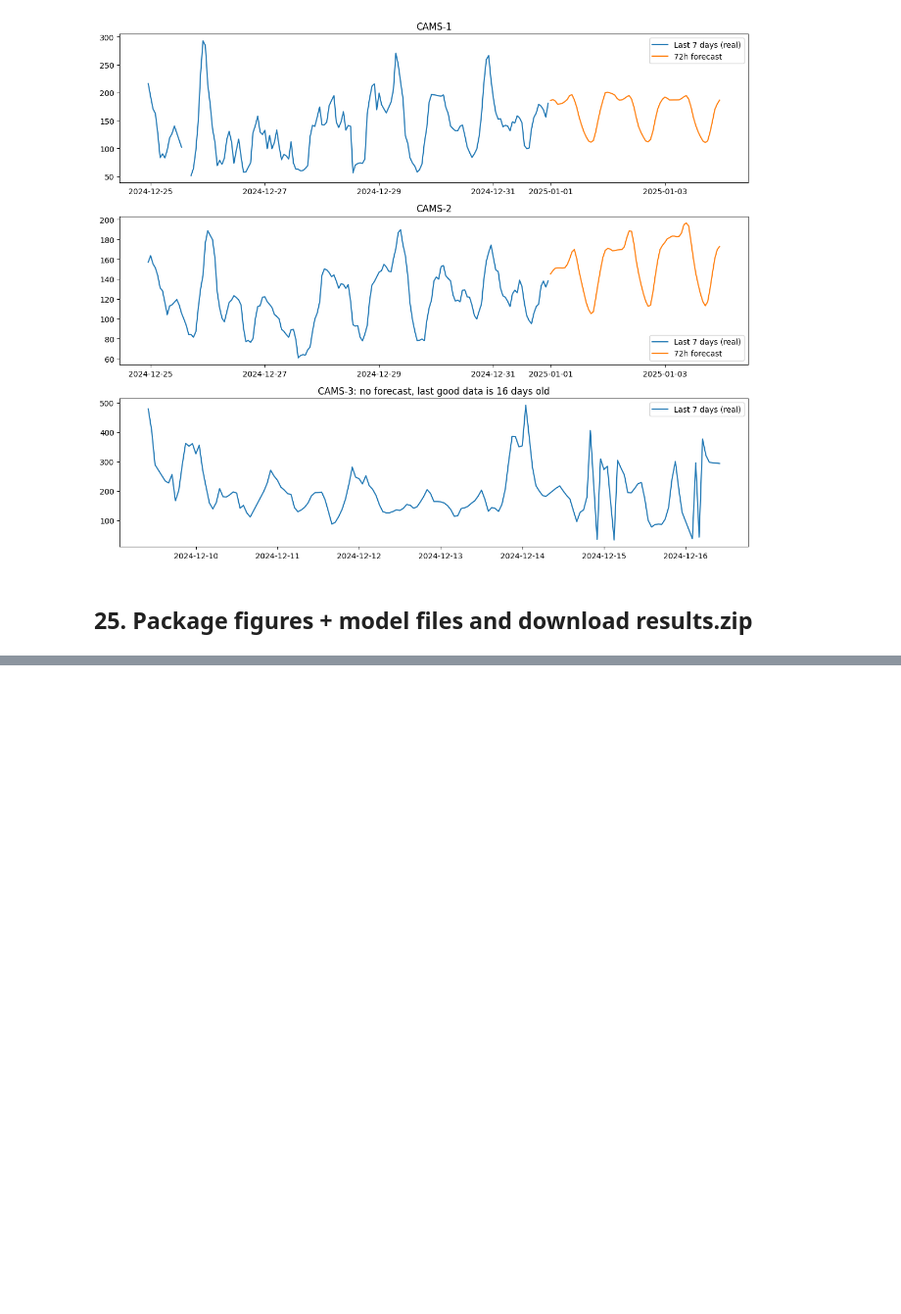
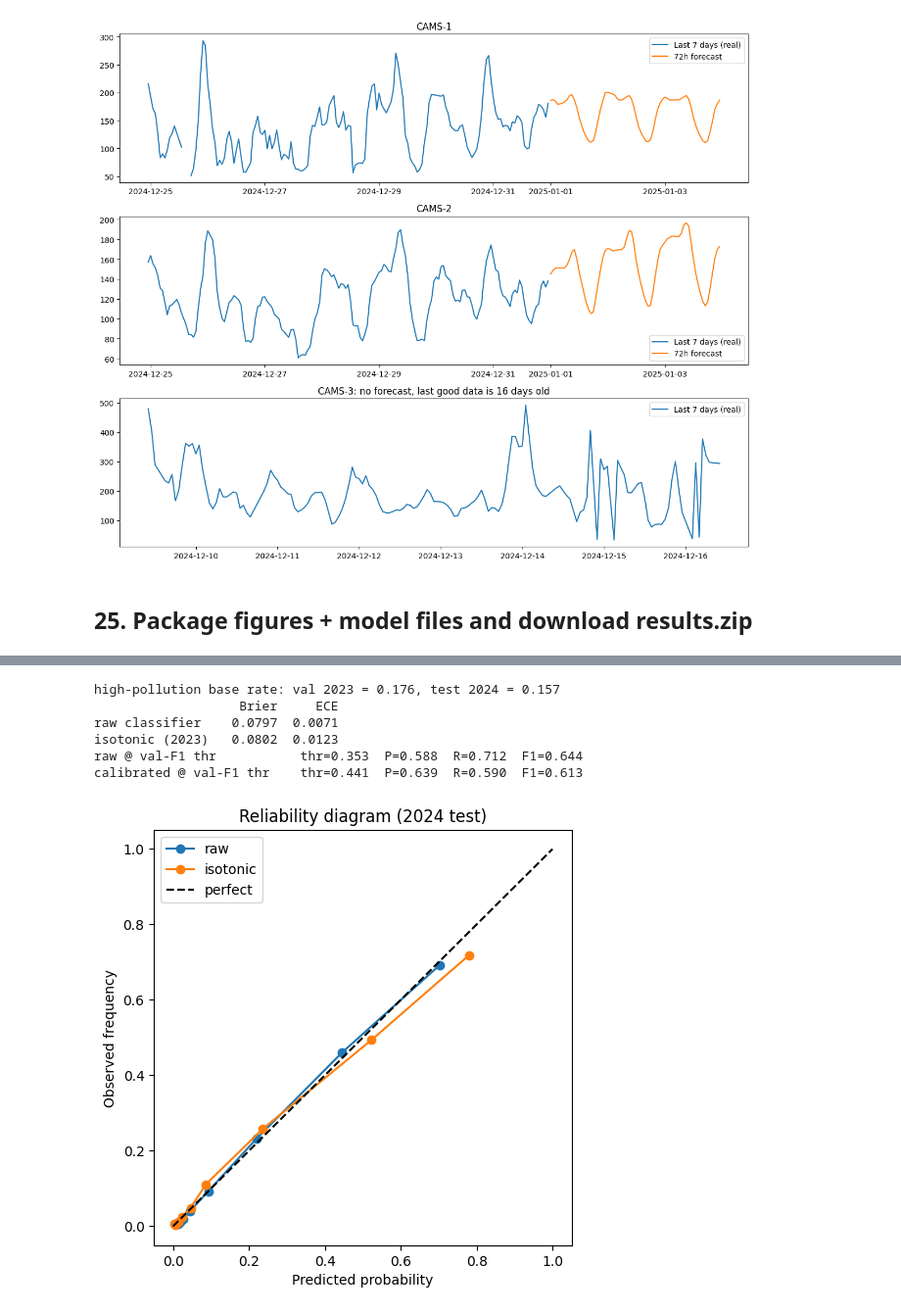
Before and after one commit to Hemal0651/dhaka-pm25-forecasting, a Jupyter notebook: notebooks/ML_Lab_improved.ipynb, the cells around one changed output, grey strips where cells are left out. Shown at 98% size. Saved outputs shown, nothing was run; the diff lists cells and outputs as text; code cells hidden in the pictures; blank space fills up the shorter version.

```diff
--- a/notebooks/ML_Lab_improved.ipynb
+++ b/notebooks/ML_Lab_improved.ipynb
@@ -1453,0 +1831,40 @@ files.download("results.zip")
+# %%
+from sklearn.calibration import calibration_curve
+from sklearn.isotonic import IsotonicRegression
+from sklearn.metrics import brier_score_loss, precision_recall_curve, precision_score, recall_score, f1_score
+
+def ece_score(y, p, bins=10):
+    edges = np.unique(np.quantile(p, np.linspace(0, 1, bins + 1)))
+    b = np.digitize(p, edges[1:-1])
+    return sum((b == i).mean() * abs(y[b == i].mean() - p[b == i].mean()) for i in np.unique(b))
+
+iso = IsotonicRegression(out_of_bounds="clip").fit(pv, yva_c)          # fit on 2023 only
+pv_cal, pt_cal = iso.predict(pv), iso.predict(pt)
+
+print(f"high-pollution base rate: val 2023 = {yva_c.mean():.3f}, test 2024 = {yte_c.mean():.3f}")
+print(f"{'':16s}{'Brier':>8s}{'ECE':>8s}")
+for name, p in [("raw classifier", pt), ("isotonic (2023)", pt_cal)]:
+    print(f"{name:16s}{brier_score_loss(yte_c, p):8.4f}{ece_score(np.asarray(yte_c), p):8.4f}")
+
+# threshold re-picked on calibrated validation probabilities (max F1), applied once to test
+p_, r_, th_ = precision_recall_curve(yva_c, pv_cal)
+thr_cal = th_[np.argmax(2 * p_[:-1] * r_[:-1] / (p_[:-1] + r_[:-1] + 1e-12))]
+for name, p, thr in [("raw @ val-F1 thr", pt, thr_c), ("calibrated @ val-F1 thr", pt_cal, thr_cal)]:
+    yp = (p > thr).astype(int)
+    print(f"{name:26s} thr={thr:.3f}  P={precision_score(yte_c, yp):.3f}  R={recall_score(yte_c, yp):.3f}  F1={f1_score(yte_c, yp):.3f}")
+
+plt.figure(figsize=(5.5, 5.5))
+for name, p in [("raw", pt), ("isotonic", pt_cal)]:
+    fr, mp = calibration_curve(yte_c, p, n_bins=10, strategy="quantile")
+    plt.plot(mp, fr, "o-", label=name)
+plt.plot([0, 1], [0, 1], "k--", label="perfect")
+plt.xlabel("Predicted probability"); plt.ylabel("Observed frequency"); plt.title("Reliability diagram (2024 test)")
+plt.legend(); plt.savefig("fig_calibration.png", dpi=200, bbox_inches="tight"); plt.show()
+# %% [output]
+high-pollution base rate: val 2023 = 0.176, test 2024 = 0.157
+                   Brier     ECE
+raw classifier    0.0797  0.0071
+isotonic (2023)   0.0802  0.0123
+raw @ val-F1 thr           thr=0.353  P=0.588  R=0.712  F1=0.644
+calibrated @ val-F1 thr    thr=0.441  P=0.639  R=0.590  F1=0.613
+[figure, added]
```
Also changed, not shown: parts of 23 cells of this notebook, 24 other files.
